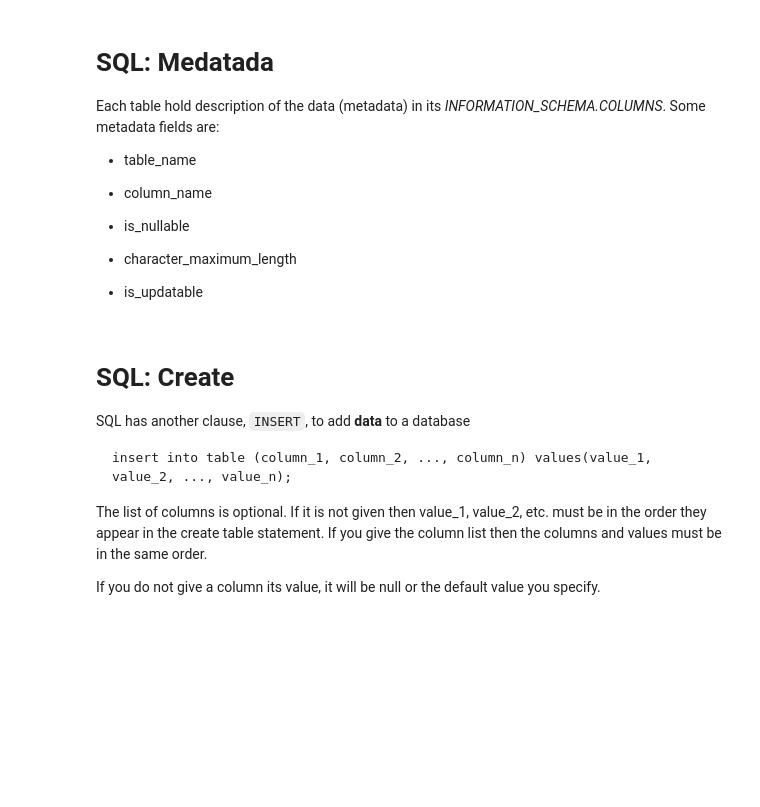
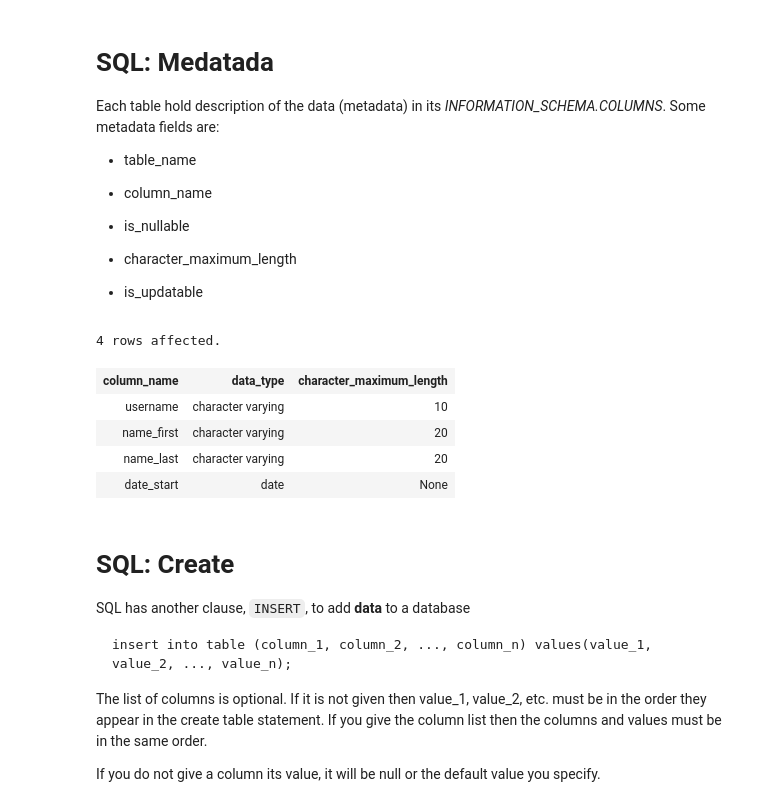
Before and after one commit to LutherCS/dmq-class-pub, a Jupyter notebook: DataModeling.ipynb, the cells around one changed output. Saved outputs shown, nothing was run; the diff lists cells and outputs as text; code cells hidden in the pictures; blank space fills up the shorter version.

Commit message:
Data modeling in-class work

```diff
--- a/DataModeling.ipynb
+++ b/DataModeling.ipynb
@@ -97,3 +117,16 @@ Each table hold description of the data (metadata) in its *INFORMATION_SCHEMA.CO
+# %%
+%%sql
+
+select column_name, data_type, character_maximum_length
+from INFORMATION_SCHEMA.COLUMNS
+where table_name = 'student';
+# %% [output]
+4 rows affected.
+| column_name | data_type | character_maximum_length |
+| username | character varying | 10 |
+| name_first | character varying | 20 |
+| name_last | character varying | 20 |
+| date_start | date | None |
 # %% [markdown]
 # SQL: Create
 
```
Also changed, not shown: parts of 33 cells of this notebook, 1 other file.
